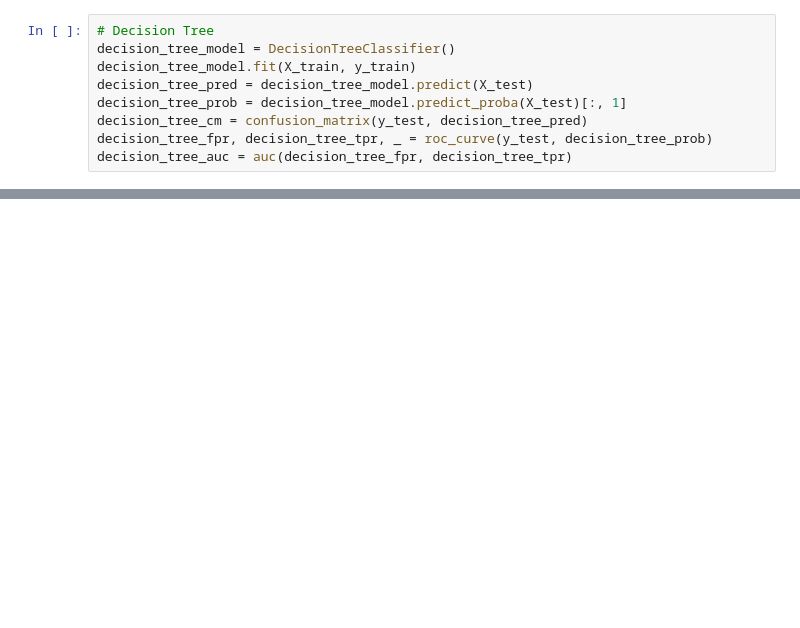
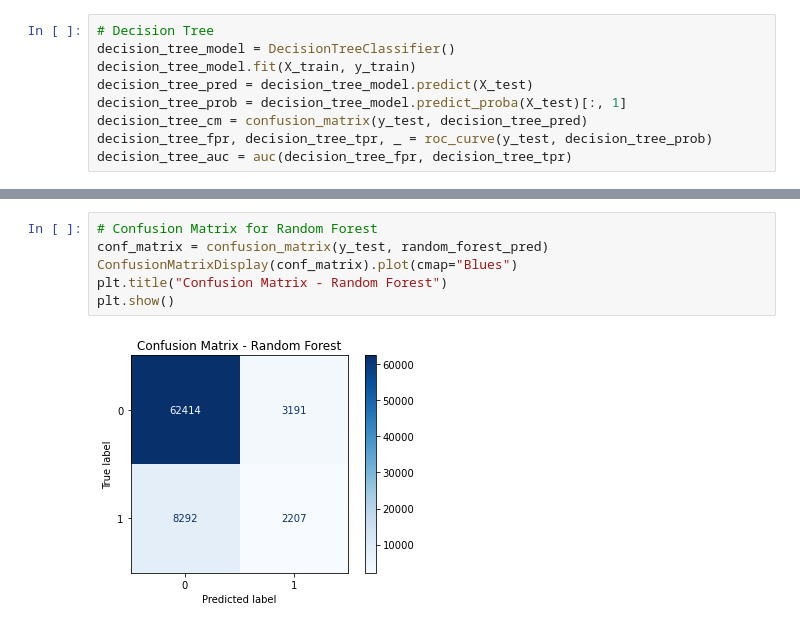
Before and after one commit to Kenzirey/ML-Assignment2, a Jupyter notebook: classification_train_evaluate.ipynb, the cells around one changed output, grey strips where cells are left out. Drawn from its saved outputs; the diff is of its cells as text; blank space fills up the shorter version.

```diff
--- a/classification_train_evaluate.ipynb
+++ b/classification_train_evaluate.ipynb
@@ -141,0 +119,8 @@ weighted avg       0.81      0.81      0.81     76104
+# %%
+# Confusion Matrix for Random Forest
+conf_matrix = confusion_matrix(y_test, random_forest_pred)
+ConfusionMatrixDisplay(conf_matrix).plot(cmap="Blues")
+plt.title("Confusion Matrix - Random Forest")
+plt.show()
+# %% [output]
+[figure, added]
```
Also changed, not shown: parts of 29 cells of this notebook.
